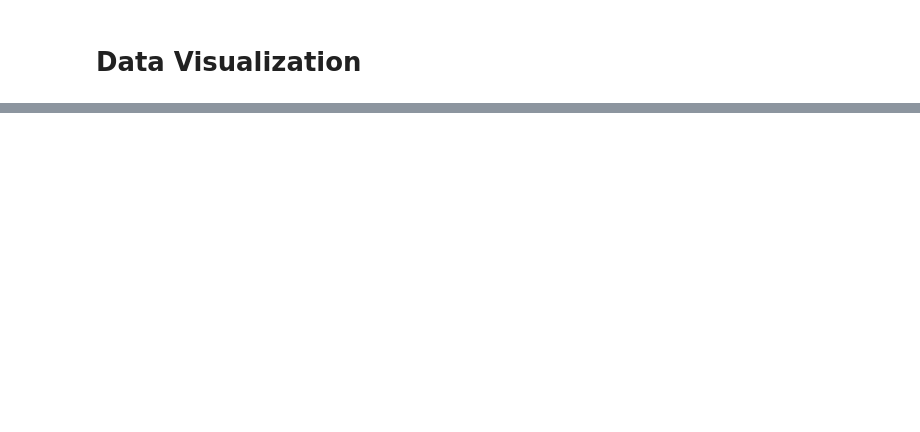
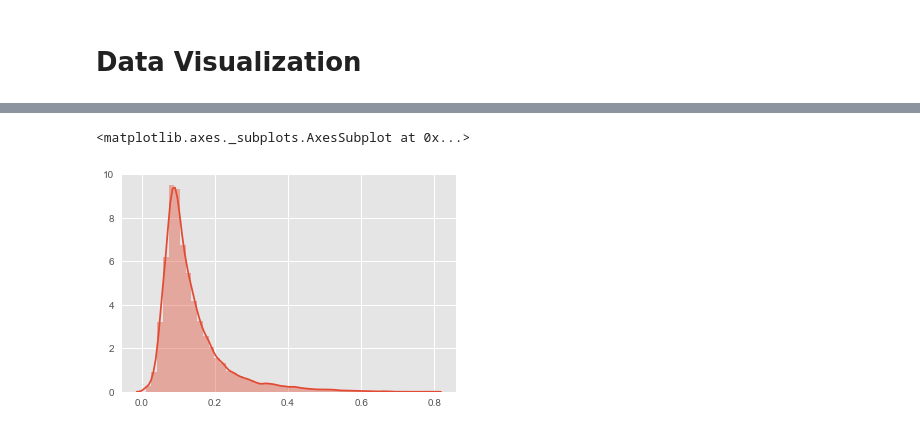
Before and after one commit to JJVincentJJ/SMUMachineLearning, a Jupyter notebook: Lab2String/Lab2.ipynb, the cells around one changed output, grey strips where cells are left out. Saved outputs shown, nothing was run; the diff lists cells and outputs as text; code cells hidden in the pictures; blank space fills up the shorter version.

```diff
--- a/Lab2String/Lab2.ipynb
+++ b/Lab2String/Lab2.ipynb
@@ -194,0 +232,5 @@ axes.set_xlim([0.7,0.8])
+# %%
+sns.distplot(df.max())
+# %% [output]
+<matplotlib.axes._subplots.AxesSubplot at 0x...>
+[figure, added]
```
Also changed, not shown: parts of 8 cells of this notebook.
